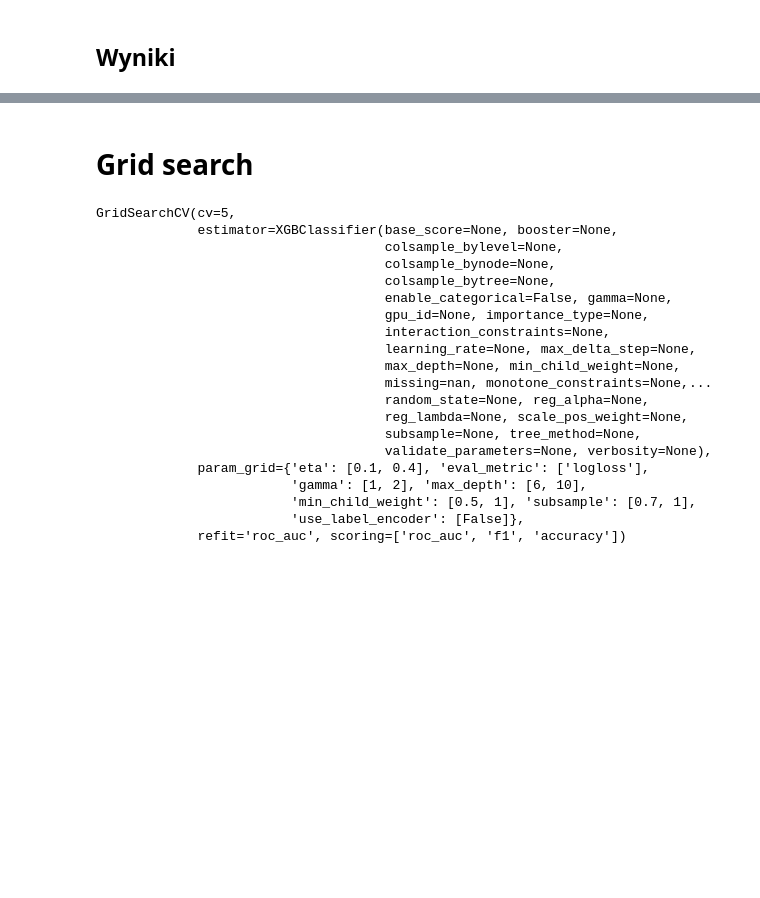
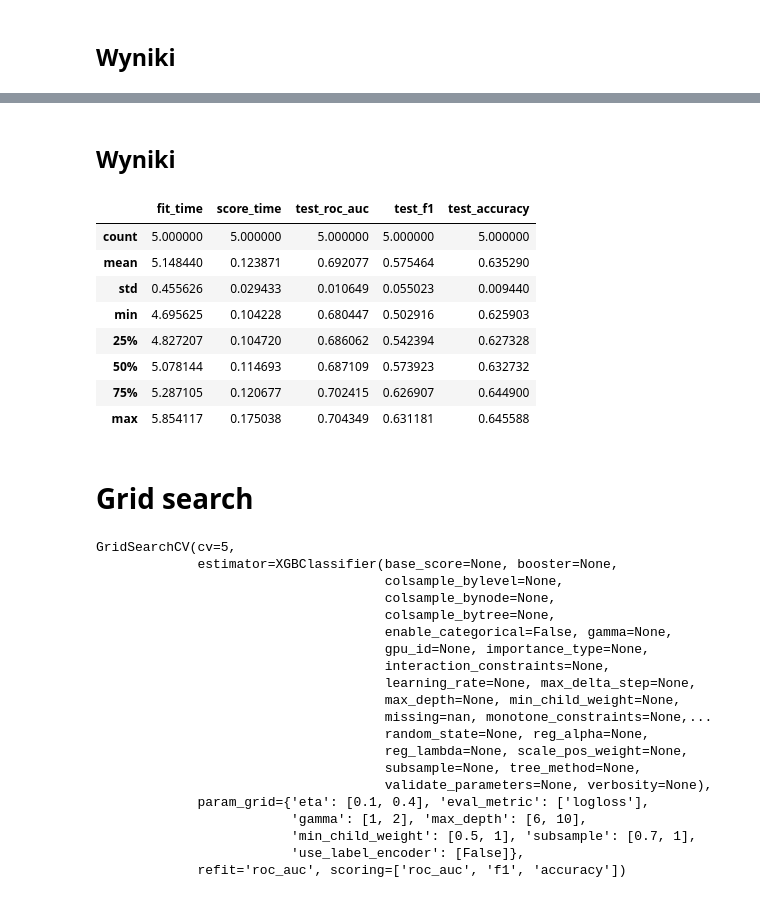
Before and after one commit to mini-pw/2022L-WB-AutoML, a Jupyter notebook: homeworks/hw2/MarciniakPiotr/homework.ipynb, the cells around one changed output, grey strips where cells are left out. Cells and saved outputs as stored; diff of their text form; code cells hidden in the pictures; blank space fills up the shorter version.

```diff
--- a/homeworks/hw2/MarciniakPiotr/homework.ipynb
+++ b/homeworks/hw2/MarciniakPiotr/homework.ipynb
@@ -58,0 +61,5 @@ res.describe()
+# %%
+xgb = XGBClassifier(eta=0.2, gamma=1.5, max_depth=8, use_label_encoder=False, eval_metric='logloss')
+score_default = cross_validate(xgb, X, y, cv=cv, scoring=metrics)
+res = pd.DataFrame(score_default)
+res
@@ -59,3 +73,17 @@ res.describe()
+# %% [markdown]
+## Wyniki
+# %%
+res.describe()
+# %% [output]
+|  | fit_time | score_time | test_roc_auc | test_f1 | test_accuracy |
+| count | 5.000000 | 5.000000 | 5.000000 | 5.000000 | 5.000000 |
+| mean | 5.148440 | 0.123871 | 0.692077 | 0.575464 | 0.635290 |
+| std | 0.455626 | 0.029433 | 0.010649 | 0.055023 | 0.009440 |
+| min | 4.695625 | 0.104228 | 0.680447 | 0.502916 | 0.625903 |
+| 25% | 4.827207 | 0.104720 | 0.686062 | 0.542394 | 0.627328 |
+| 50% | 5.078144 | 0.114693 | 0.687109 | 0.573923 | 0.632732 |
+| 75% | 5.287105 | 0.120677 | 0.702415 | 0.626907 | 0.644900 |
+| max | 5.854117 | 0.175038 | 0.704349 | 0.631181 | 0.645588 |
 # %% [markdown]
 # Grid search
 # %%
```
Also changed, not shown: parts of 5 cells of this notebook.
